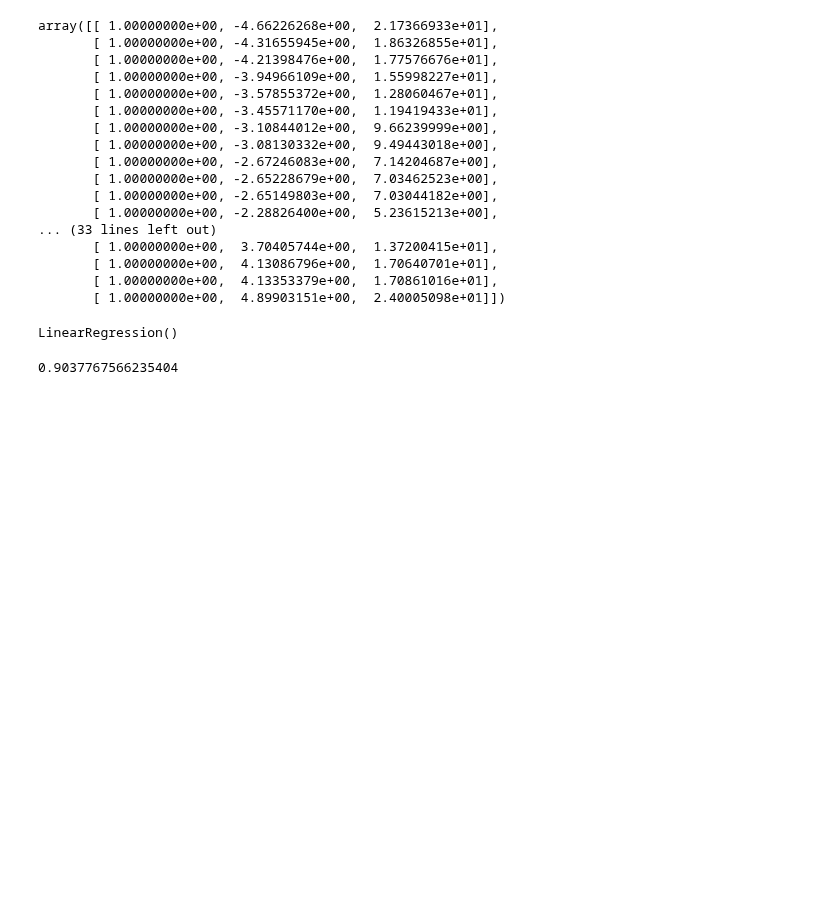
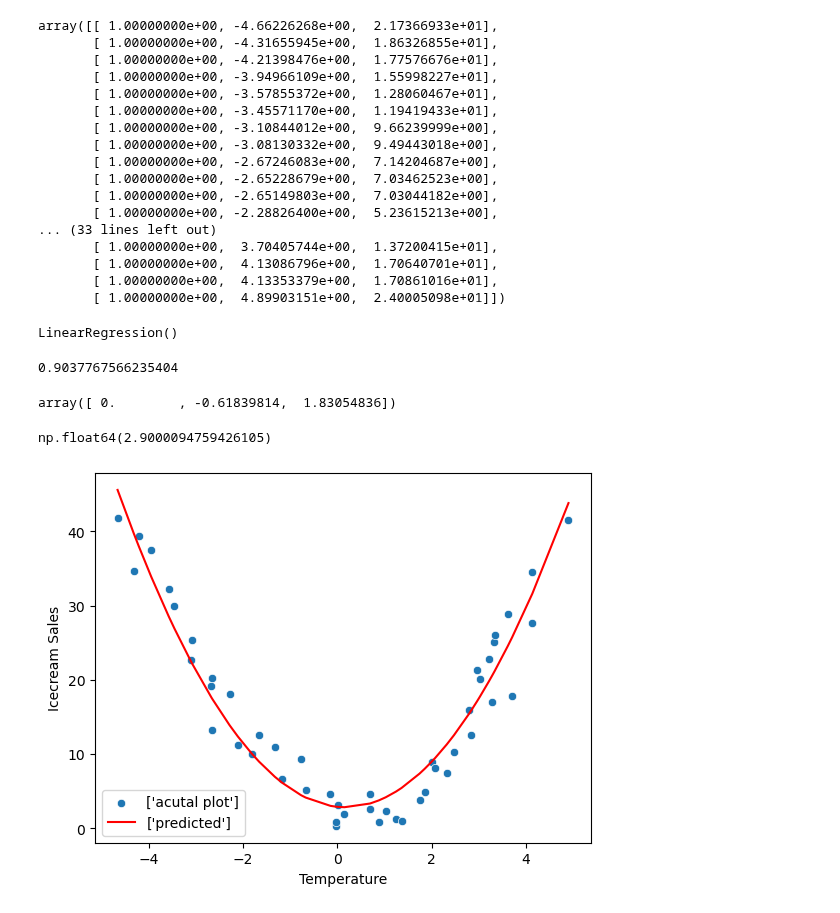
Before and after one commit to SandeshKhatiwada05/Data-Science-And-Machine-Learning-Course, a Jupyter notebook: 29_Polynomial_Regression.ipynb, the cells around one changed output. Saved outputs shown, nothing was run; the diff lists cells and outputs as text; code cells hidden in the pictures; blank space fills up the shorter version.

Commit message:
polynomial prediction

```diff
--- a/29_Polynomial_Regression.ipynb
+++ b/29_Polynomial_Regression.ipynb
@@ -78,3 +78,22 @@ LinearRegression()
 lr.score(X_test, y_test)
 # %% [output]
 0.9037767566235404
+# %%
+lr.coef_
+# %% [output]
+array([ 0.        , -0.61839814,  1.83054836])
+# %%
+lr.intercept_
+# %% [output]
+np.float64(2.9000094759426105)
+# %%
+pred = lr.predict(X_new)
+# %%
+sns.scatterplot(data=dataset, x= dataset["Temperature (°C)"], y=dataset["Ice Cream Sales (units)"])
+plt.plot(dataset["Temperature (°C)"], pred, c="red")
+plt.legend([["acutal plot"], ["predicted"]])
+plt.xlabel("Temperature")
+plt.ylabel("Icecream Sales")
+plt.show()
+# %% [output]
+[figure, added]
```
